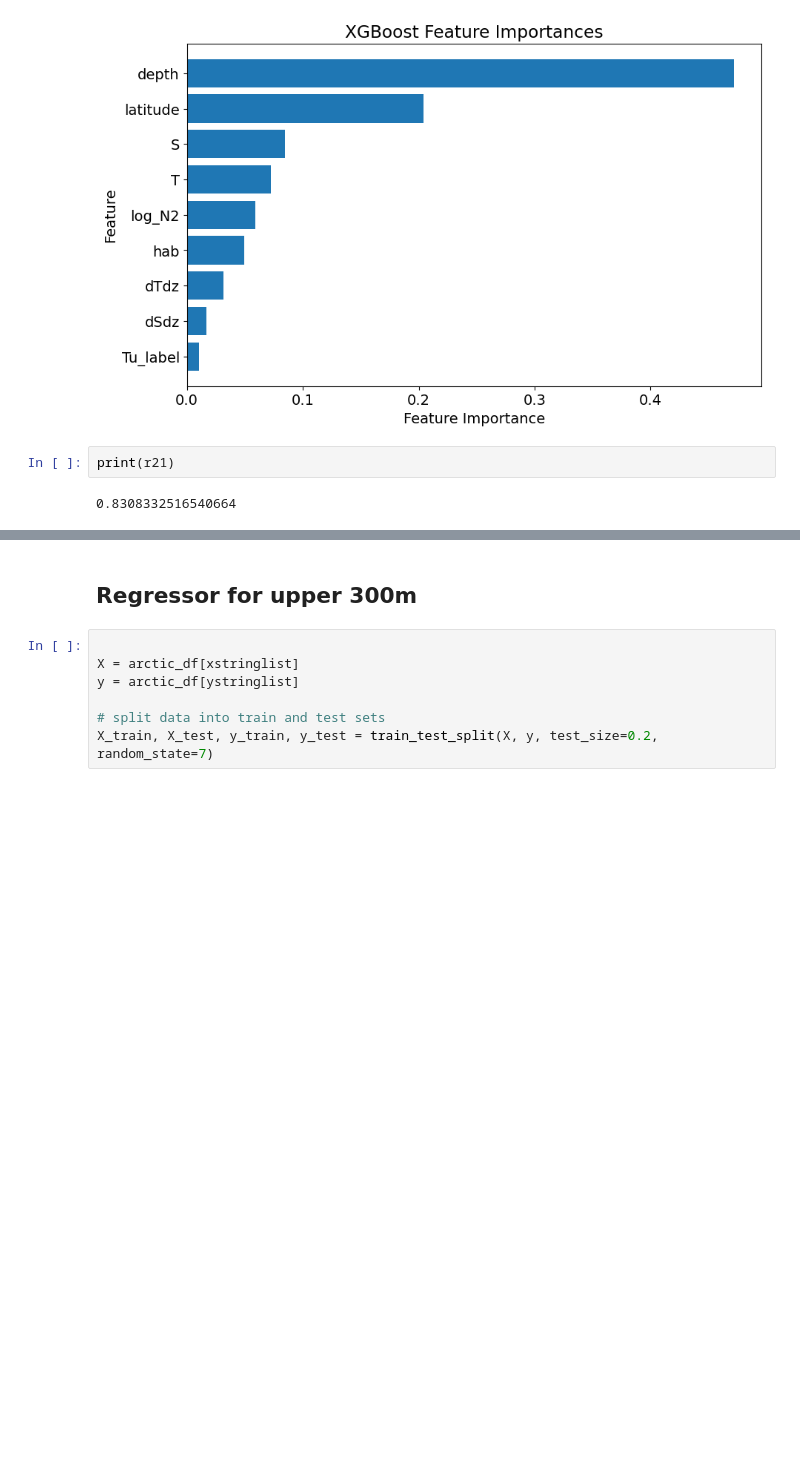
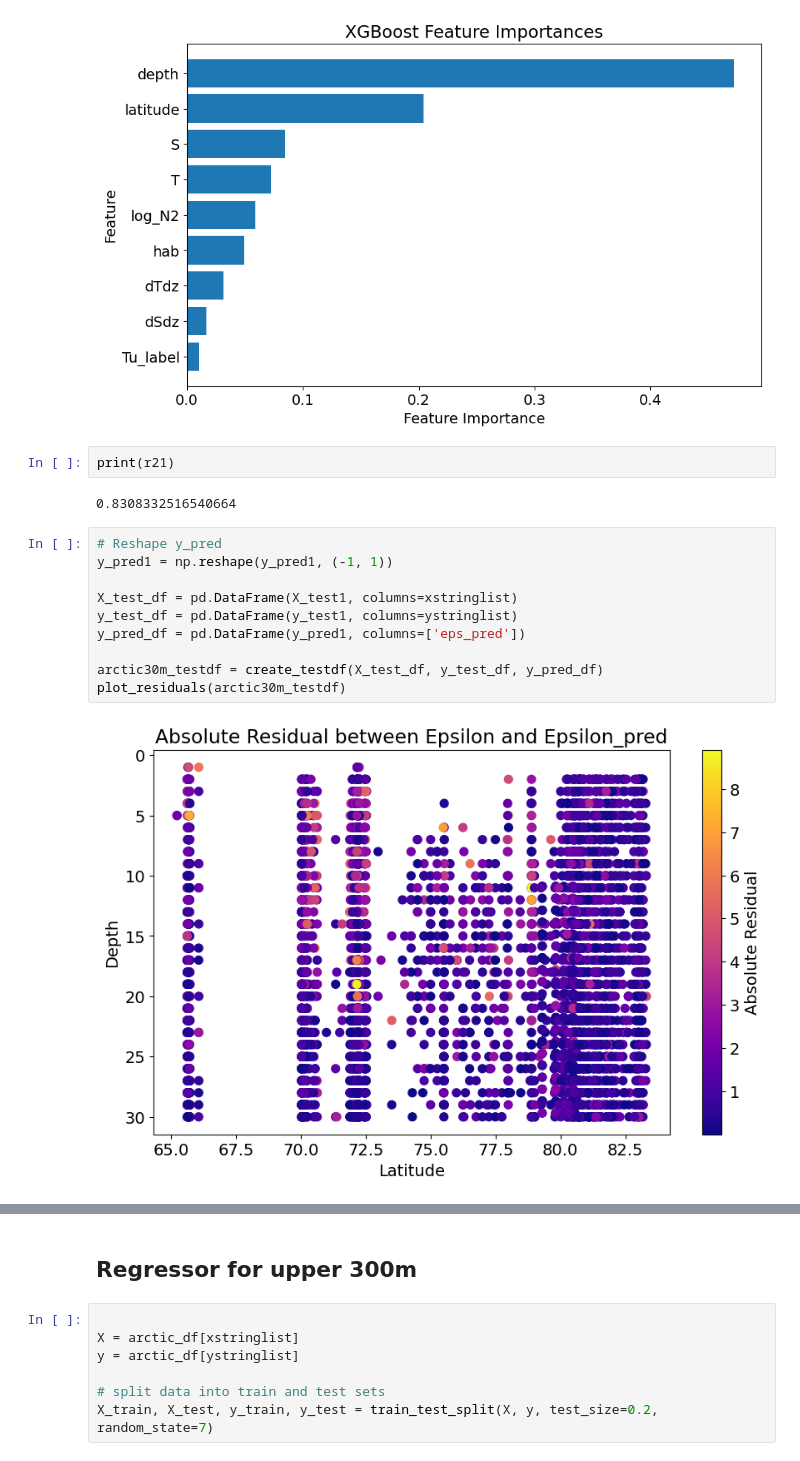
Before and after one commit to lisanneblok/ArcticTurbulence, a Jupyter notebook: ML_models/arctic_xgboost.ipynb, the cells around one changed output, grey strips where cells are left out. Saved outputs shown, nothing was run; the diff lists cells and outputs as text; blank space fills up the shorter version.

```diff
--- a/ML_models/arctic_xgboost.ipynb
+++ b/ML_models/arctic_xgboost.ipynb
@@ -52,3 +52,15 @@ xgb_regressor1, r21, y_test1, y_pred1, X_test1, feature_importances1 = XGBoost_r
 print(r21)
 # %% [output]
 0.8308332516540664
+# %%
+# Reshape y_pred
+y_pred1 = np.reshape(y_pred1, (-1, 1))
+
+X_test_df = pd.DataFrame(X_test1, columns=xstringlist)
+y_test_df = pd.DataFrame(y_test1, columns=ystringlist)
+y_pred_df = pd.DataFrame(y_pred1, columns=['eps_pred'])
+
+arctic30m_testdf = create_testdf(X_test_df, y_test_df, y_pred_df)
+plot_residuals(arctic30m_testdf)
+# %% [output]
+[figure, added]
```
Also changed, not shown: parts of 27 cells of this notebook, 2 other files.
